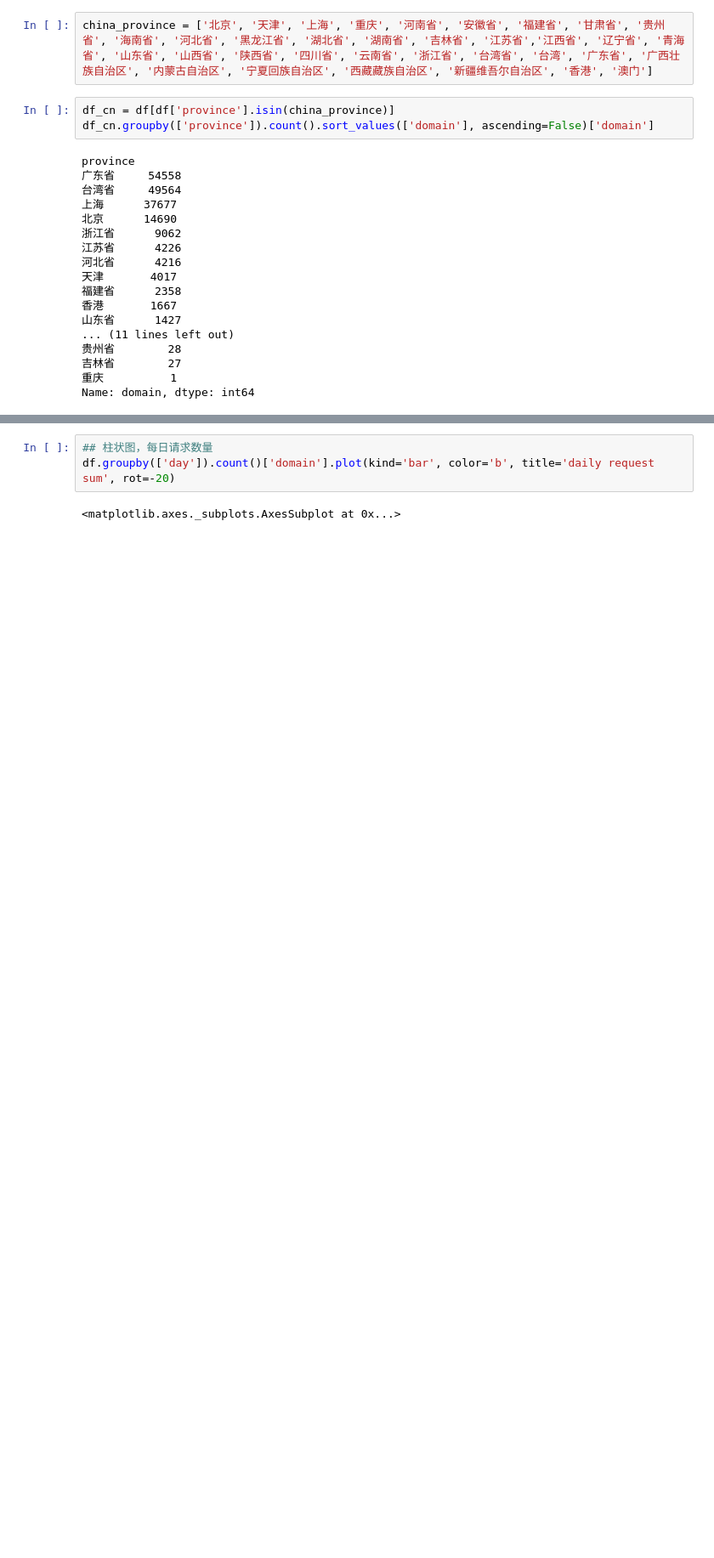
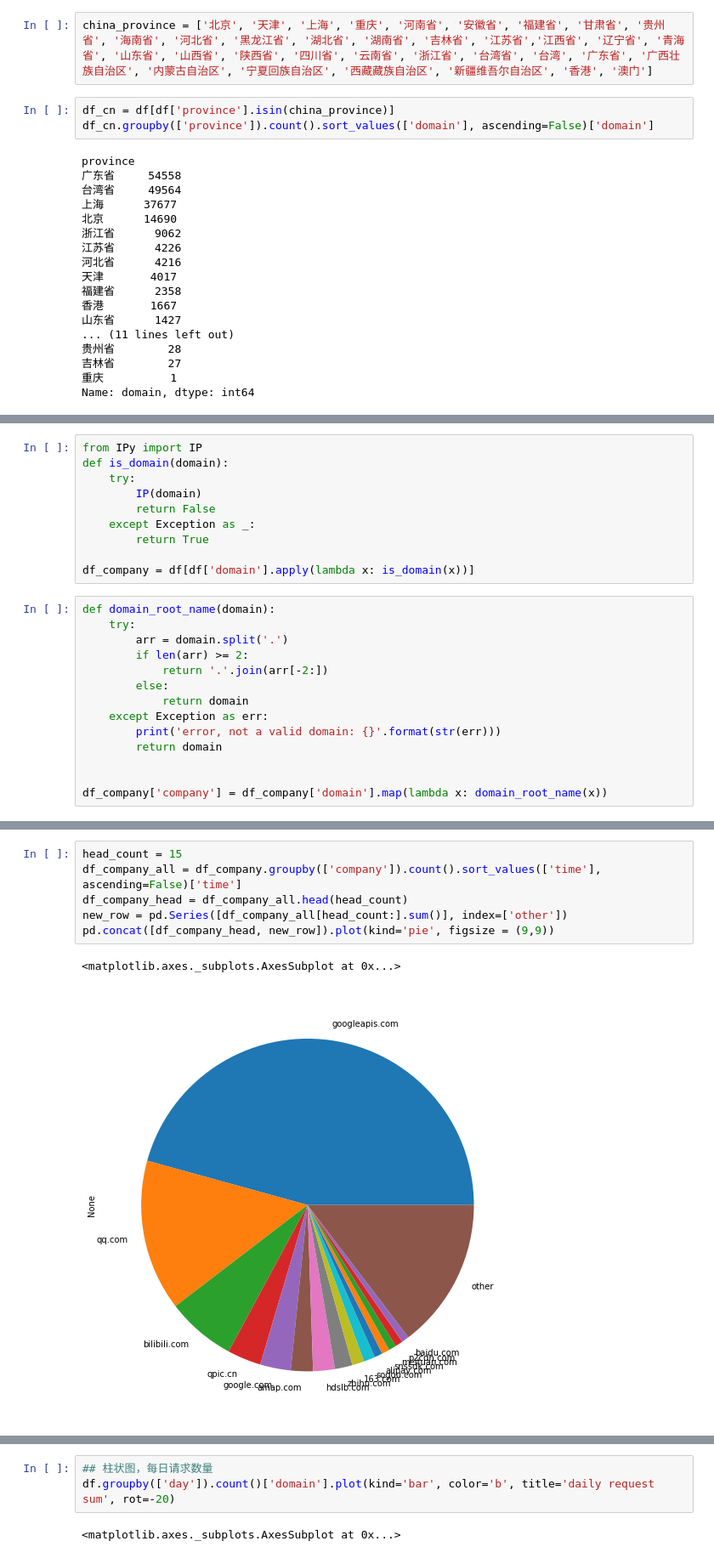
Before and after one commit to wangshub/tracking-my-phone, a Jupyter notebook: visual.ipynb, the cells around one changed output, grey strips where cells are left out. Shown at 85% size. Cells and saved outputs as stored; diff of their text form; blank space fills up the shorter version.

```diff
--- a/visual.ipynb
+++ b/visual.ipynb
@@ -105,0 +88,24 @@ Name: domain, Length: 280059, dtype: object
+# %%
+from IPy import IP
+def is_domain(domain):
+    try:
+        IP(domain)
+        return False
+    except Exception as _:
+        return True
+
+df_company = df[df['domain'].apply(lambda x: is_domain(x))]
+# %%
+def domain_root_name(domain):
+    try:
+        arr = domain.split('.')
+        if len(arr) >= 2:
+            return '.'.join(arr[-2:])
+        else:
+            return domain
+    except Exception as err:
+        print('error, not a valid domain: {}'.format(str(err)))
+        return domain
+
+
+df_company['company'] = df_company['domain'].map(lambda x: domain_root_name(x))
@@ -105,0 +118,9 @@ Name: domain, Length: 280059, dtype: object
+# %%
+head_count = 15
+df_company_all = df_company.groupby(['company']).count().sort_values(['time'], ascending=False)['time']
+df_company_head = df_company_all.head(head_count)
+new_row = pd.Series([df_company_all[head_count:].sum()], index=['other'])
+pd.concat([df_company_head, new_row]).plot(kind='pie', figsize = (9,9))
+# %% [output]
+<matplotlib.axes._subplots.AxesSubplot at 0x...>
+[figure, added]
```
Also changed, not shown: parts of 24 cells of this notebook.
